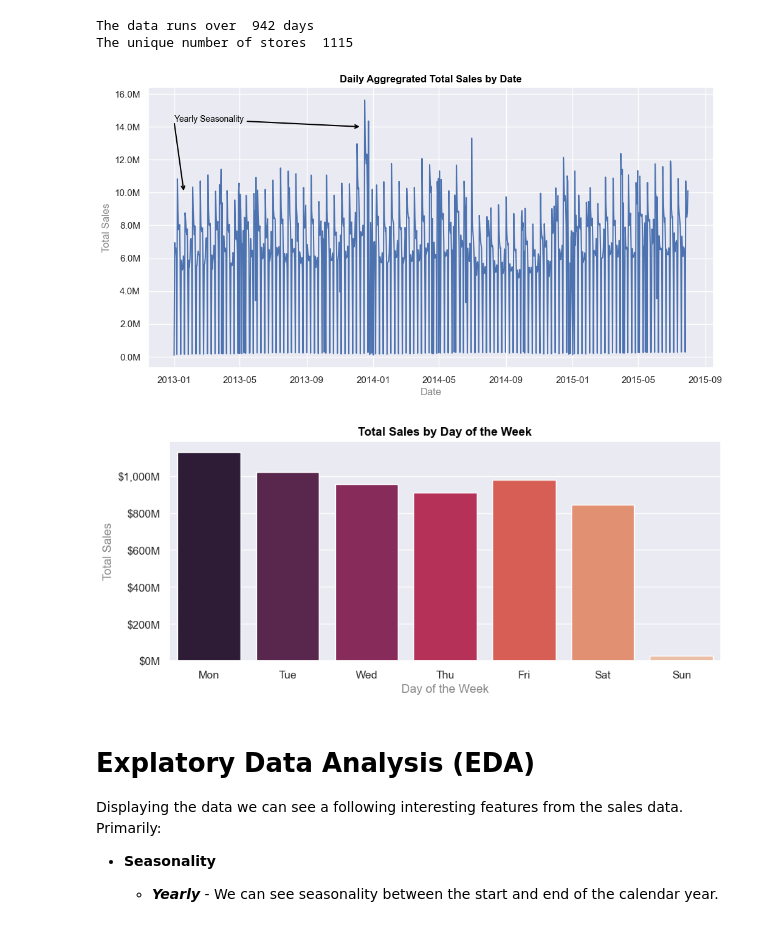
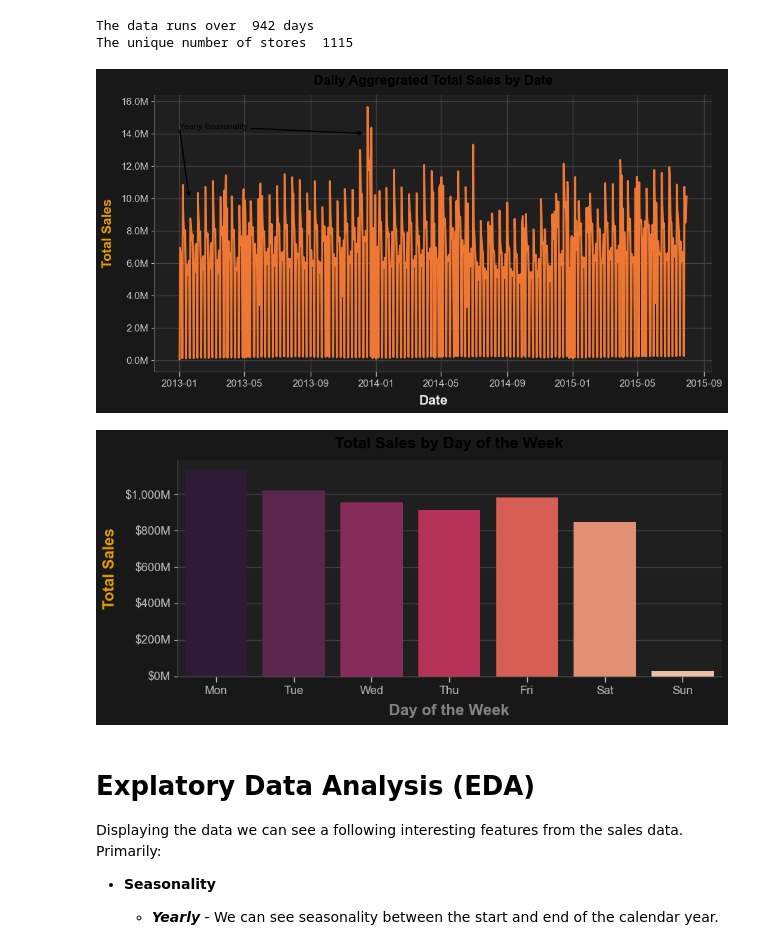
Before and after one commit to DharmickM/RossmanSalesAnalysis, a Jupyter notebook: RevisedIncrementalityModel-SARIMAX.ipynb, the cells around one changed output. Drawn from its saved outputs; the diff is of its cells as text; code cells hidden in the pictures.

Commit message:
Made some huge changes, not sure for the better. But I have 2 nice mplstylesheets

```diff
--- a/RevisedIncrementalityModel-SARIMAX.ipynb
+++ b/RevisedIncrementalityModel-SARIMAX.ipynb
@@ -77,6 +77,7 @@ qualitative_colors = [
     "#bcbd22",  # Olive
     "#17becf"   # Cyan
 ]
+brand_color = '#E69F00'
 # %% [markdown]
 # **Rossman Store Sales Data**
 
@@ -230,7 +231,8 @@ train_aggregated = train.groupby(train.index).agg(
     Total_Sales=('Sales', 'sum'),
     Total_Customers=('Customers', 'sum')
 )
-sns.set_theme(style="darkgrid")
+plt.style.use('./dharmstyledarkmode.mplstyle')
+
 
 # Load an example dataset with long-form data
 
@@ -238,8 +240,8 @@ sns.set_theme(style="darkgrid")
 # Plot the responses for different events and regions
 # Reuse to format timeseries graphs -----------------
 plt.figure(figsize=(12,6))
-plt.ylabel("Total Sales",color = '#858585')
-plt.xlabel("Date",color = '#858585')
+plt.ylabel("Total Sales",color = brand_color)
+plt.xlabel("Date")
 formatter = FuncFormatter(millions)
 plt.gca().yaxis.set_major_formatter(formatter)
 plt.title("Daily Aggregrated Total Sales by Date", color = 'black',fontweight = 'bold')
@@ -260,36 +262,36 @@ plt.annotate(
     fontsize=10,
     color='black'
 )
 sns.lineplot(x="Date", y="Total_Sales",
 
              data=train_aggregated)
 
 train['DayOfWeek'] = train.index.dayofweek  # 0 = Monday, 6 = Sunday
 
 # Aggregate sales by DayOfWeek
 sales_by_dow = train.groupby('DayOfWeek')['Sales'].sum().reset_index()
 
 # Plotting
 plt.figure(figsize=(10, 4))
 sns.barplot(x='DayOfWeek', y='Sales', data=sales_by_dow, palette='rocket')
 
 # Add labels and title
 # Reuse to format timeseries graphs -----------------
 
 plt.ylabel("Total Sales",color = '#858585')
 plt.xlabel("Date",color = '#858585')
 
 #--------------
 plt.xlabel('Day of the Week')
-plt.ylabel('Total Sales')
+plt.ylabel('Total Sales',color = brand_color)
 plt.title('Total Sales by Day of the Week', color = 'black',fontweight = 'bold')
 plt.xticks(ticks=range(7), labels=['Mon', 'Tue', 'Wed', 'Thu', 'Fri', 'Sat', 'Sun'])
 plt.gca().yaxis.set_major_formatter(mticker.FuncFormatter(lambda x, _: f'${x*1e-6:,.0f}M'))
 # Show the plot
 plt.show()
 # %% [output]
-[figure, old version]
+[figure, new version]
-[figure, old version]
+[figure, new version]
 # %% [markdown]
 # **Explatory Data Analysis (EDA)**
 
```
Also changed, not shown: parts of 13 cells of this notebook, 40 other files.
